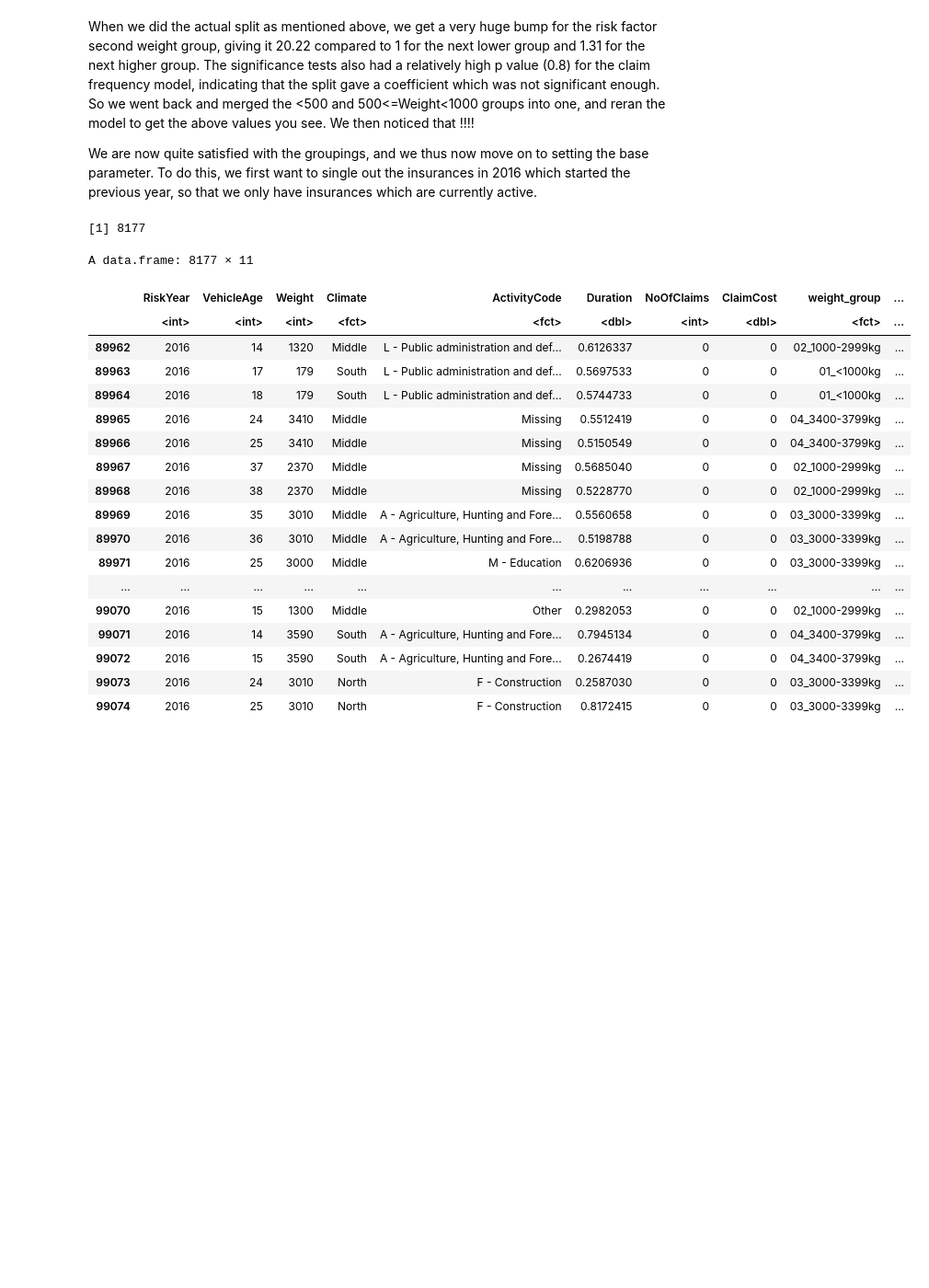
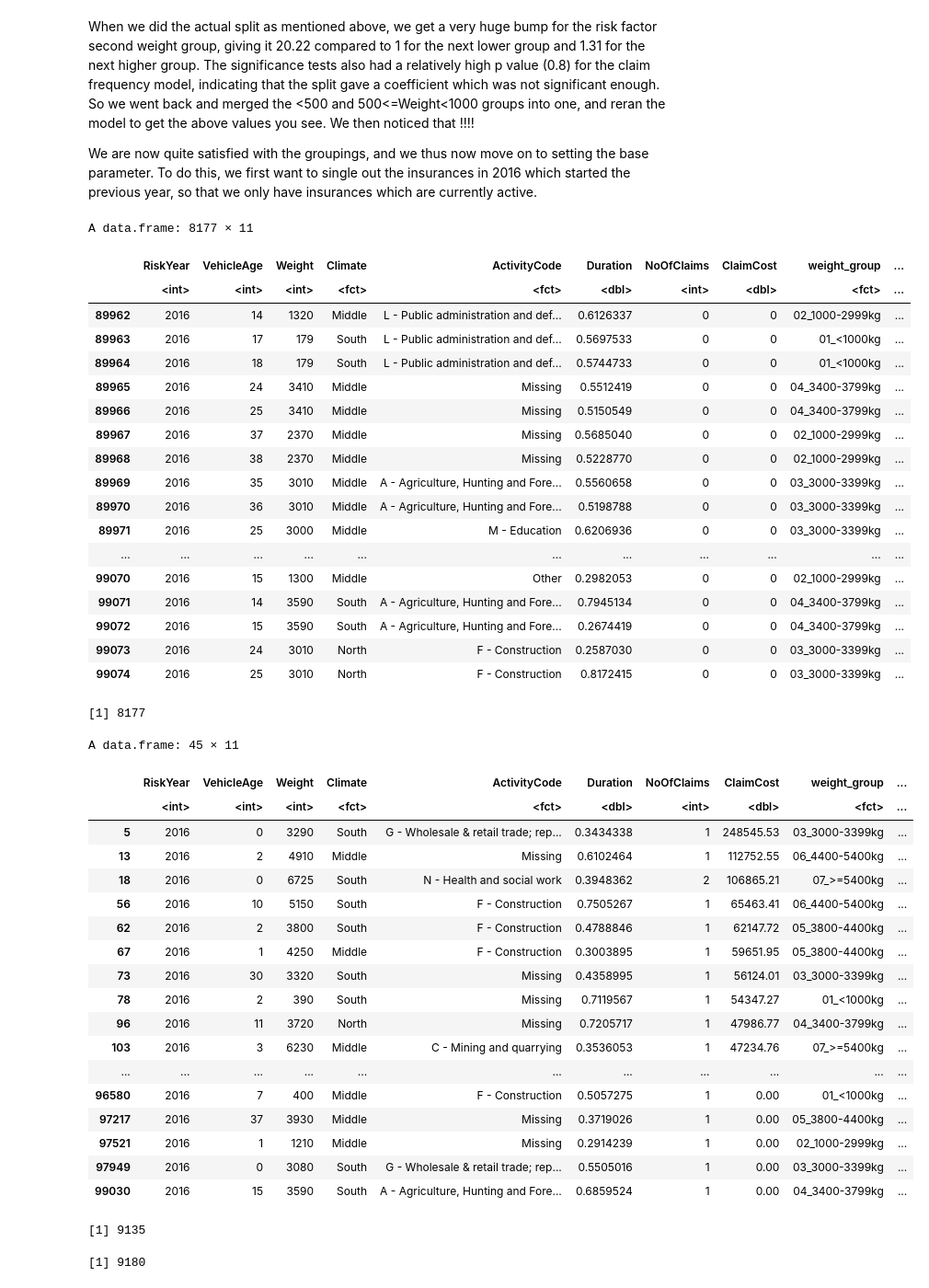
Before and after one commit to mnazaal/GLM, a Jupyter notebook: index.ipynb, the cells around one changed output. Shown at 92% size. Drawn from its saved outputs; the diff is of its cells as text; code cells hidden in the pictures; blank space fills up the shorter version.

```diff
--- a/index.ipynb
+++ b/index.ipynb
@@ -1114,11 +1114,10 @@ current_customers <- rbind(glmdata_15, glmdata_16) #merging rows of 2015 and 201
 unique_ids <- unique(c(current_customers[,2], current_customers[,3], current_customers[,4], current_customers[,5],current_customers[,6]))
 # we remove those unique ids from our 2016 list
 current_customers <- glmdata_16[-unique_ids,]
-nrow(current_customers)
 current_customers
+tester <- rbind(glmdata_15[unique_ids], glmdata_16[unique_ids])
 # %% [output]
-[1] 8177
+A data.frame: 8177 × 11
-A data.frame: 8177 × 11
 |  | RiskYear | VehicleAge | Weight | Climate | ActivityCode | Duration | NoOfClaims | ClaimCost | weight_group | ... |
 |  | <int> | <int> | <int> | <fct> | <fct> | <dbl> | <int> | <dbl> | <fct> | ... |
 | 89962 | 2016 | 14 | 1320 | Middle | L - Public administration and def... | 0.6126337 | 0 | 0 | 02_1000-2999kg | ... |
@@ -1137,5 +1136,36 @@ A data.frame: 8177 × 11
 | 99072 | 2016 | 15 | 3590 | South | A - Agriculture, Hunting and Fore... | 0.2674419 | 0 | 0 | 04_3400-3799kg | ... |
 | 99073 | 2016 | 24 | 3010 | North | F - Construction | 0.2587030 | 0 | 0 | 03_3000-3399kg | ... |
 | 99074 | 2016 | 25 | 3010 | North | F - Construction | 0.8172415 | 0 | 0 | 03_3000-3399kg | ... |
+# %%
+# We aim to
+#current_customers[current_customers$NoOfClaims>0,]
+
+nrow(current_customers)
+glmdata_16[glmdata_16$NoOfClaims>0,]
+nrow(glmdata_16[glmdata_16$NoOfClaims==0,])
+nrow(glmdata_16)
+# %% [output]
+[1] 8177
+A data.frame: 45 × 11
+|  | RiskYear | VehicleAge | Weight | Climate | ActivityCode | Duration | NoOfClaims | ClaimCost | weight_group | ... |
+|  | <int> | <int> | <int> | <fct> | <fct> | <dbl> | <int> | <dbl> | <fct> | ... |
+| 5 | 2016 | 0 | 3290 | South | G - Wholesale & retail trade; rep... | 0.3434338 | 1 | 248545.53 | 03_3000-3399kg | ... |
+| 13 | 2016 | 2 | 4910 | Middle | Missing | 0.6102464 | 1 | 112752.55 | 06_4400-5400kg | ... |
+| 18 | 2016 | 0 | 6725 | South | N - Health and social work | 0.3948362 | 2 | 106865.21 | 07_>=5400kg | ... |
+| 56 | 2016 | 10 | 5150 | South | F - Construction | 0.7505267 | 1 | 65463.41 | 06_4400-5400kg | ... |
+| 62 | 2016 | 2 | 3800 | South | F - Construction | 0.4788846 | 1 | 62147.72 | 05_3800-4400kg | ... |
+| 67 | 2016 | 1 | 4250 | Middle | F - Construction | 0.3003895 | 1 | 59651.95 | 05_3800-4400kg | ... |
+| 73 | 2016 | 30 | 3320 | South | Missing | 0.4358995 | 1 | 56124.01 | 03_3000-3399kg | ... |
+| 78 | 2016 | 2 | 390 | South | Missing | 0.7119567 | 1 | 54347.27 | 01_<1000kg | ... |
+| 96 | 2016 | 11 | 3720 | North | Missing | 0.7205717 | 1 | 47986.77 | 04_3400-3799kg | ... |
+| 103 | 2016 | 3 | 6230 | Middle | C - Mining and quarrying | 0.3536053 | 1 | 47234.76 | 07_>=5400kg | ... |
+| ... | ... | ... | ... | ... | ... | ... | ... | ... | ... | ... |
+| 96580 | 2016 | 7 | 400 | Middle | F - Construction | 0.5057275 | 1 | 0.00 | 01_<1000kg | ... |
+| 97217 | 2016 | 37 | 3930 | Middle | Missing | 0.3719026 | 1 | 0.00 | 05_3800-4400kg | ... |
+| 97521 | 2016 | 1 | 1210 | Middle | Missing | 0.2914239 | 1 | 0.00 | 02_1000-2999kg | ... |
+| 97949 | 2016 | 0 | 3080 | South | G - Wholesale & retail trade; rep... | 0.5505016 | 1 | 0.00 | 03_3000-3399kg | ... |
+| 99030 | 2016 | 15 | 3590 | South | A - Agriculture, Hunting and Fore... | 0.6859524 | 1 | 0.00 | 04_3400-3799kg | ... |
+[1] 9135
+[1] 9180
 # %%
 write.xlsx(glmdata3, "glmfactors.xlsx")
```
Also changed, not shown: parts of 5 cells of this notebook.
